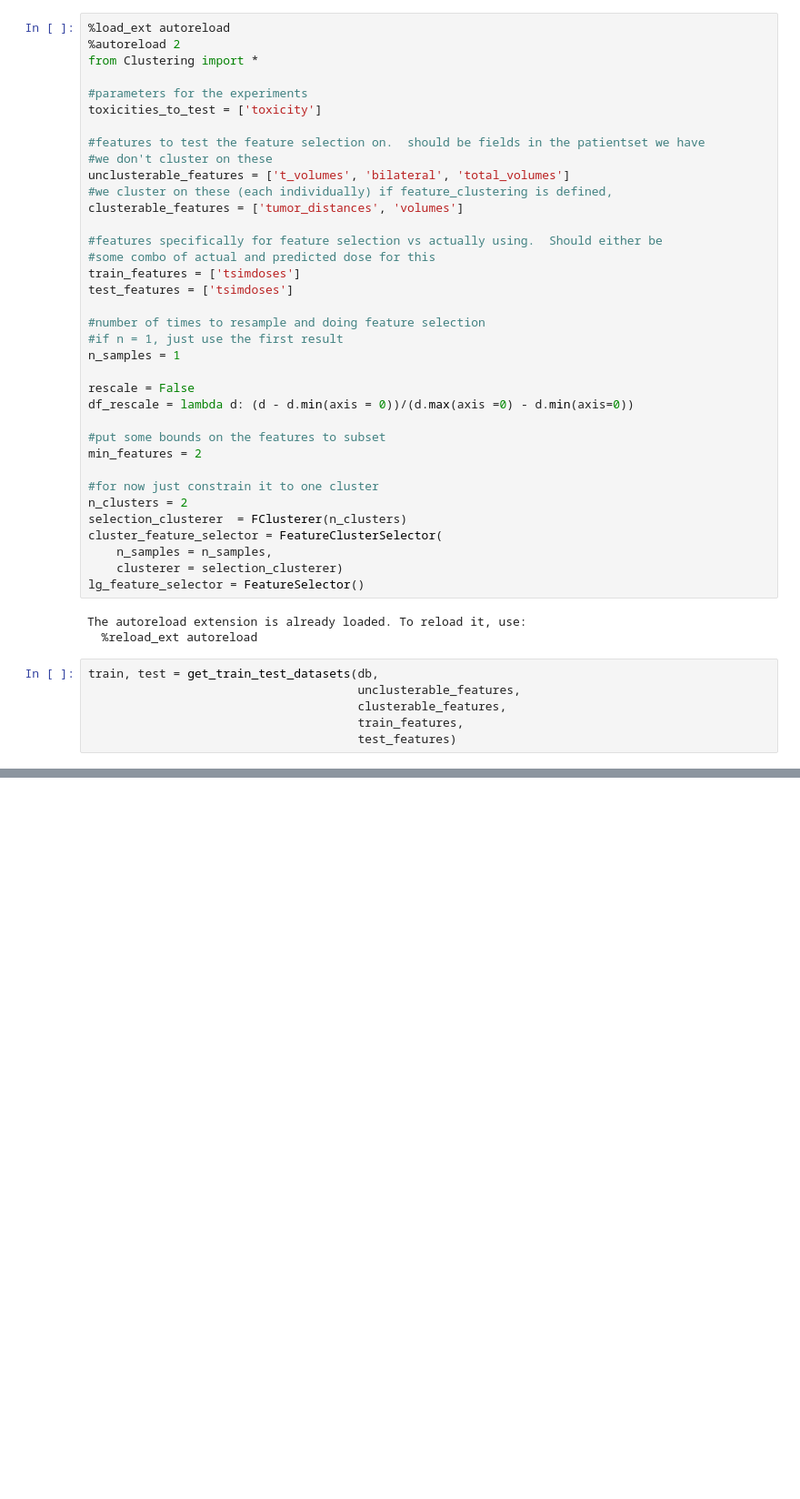
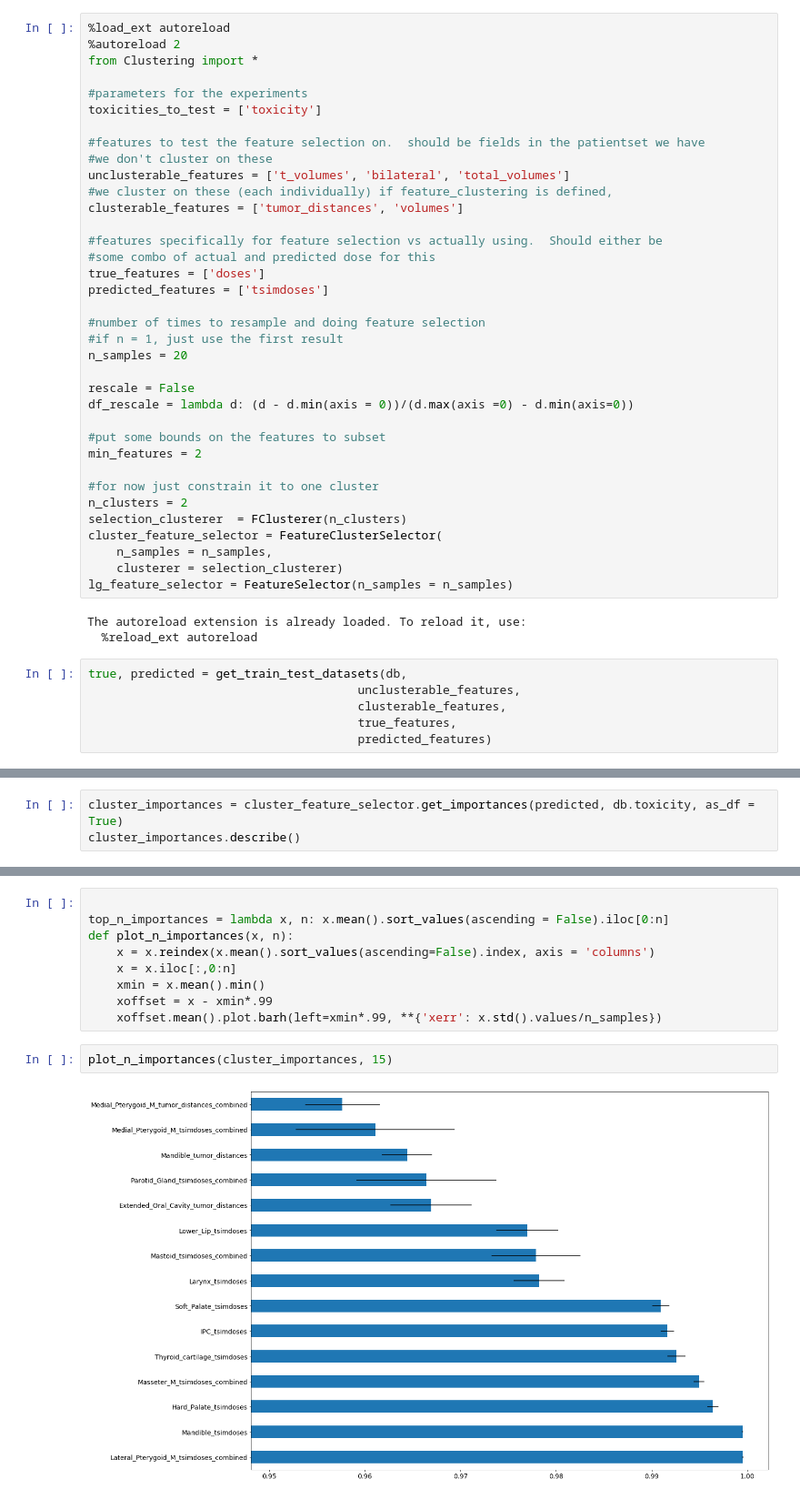
Before and after one commit to uic-evl/CAMP-RT, a Jupyter notebook: PYTHON/SensitivityAnalysis.ipynb, the cells around one changed output, grey strips where cells are left out. Shown: that part at 91% size. Cells and saved outputs as stored; diff of their text form; blank space fills up the shorter version.

Commit message:
progress on analysis and need to fix clustering still

```diff
--- a/PYTHON/SensitivityAnalysis.ipynb
+++ b/PYTHON/SensitivityAnalysis.ipynb
@@ -60,12 +73,12 @@ clusterable_features = ['tumor_distances', 'volumes']
 
 #features specifically for feature selection vs actually using.  Should either be
 #some combo of actual and predicted dose for this
-train_features = ['tsimdoses']
-test_features = ['tsimdoses']
+true_features = ['doses']
+predicted_features = ['tsimdoses']
 
 #number of times to resample and doing feature selection
 #if n = 1, just use the first result
-n_samples = 1
+n_samples = 20
 
 rescale = False
 df_rescale = lambda d: (d - d.min(axis = 0))/(d.max(axis =0) - d.min(axis=0))
@@ -79,13 +92,13 @@ selection_clusterer  = FClusterer(n_clusters)
 cluster_feature_selector = FeatureClusterSelector(
     n_samples = n_samples,
     clusterer = selection_clusterer)
-lg_feature_selector = FeatureSelector()
+lg_feature_selector = FeatureSelector(n_samples = n_samples)
 # %% [output]
 The autoreload extension is already loaded. To reload it, use:
   %reload_ext autoreload
 # %%
-train, test = get_train_test_datasets(db,
+true, predicted = get_train_test_datasets(db,
                                       unclusterable_features,
                                       clusterable_features,
-                                      train_features,
-                                      test_features)
+                                      true_features,
+                                      predicted_features)
@@ -111,0 +105,3 @@ array([-6.84424679e-01, -2.63033305e-01, -8.28377745e-03, -5.94999771e-03,
+# %%
+cluster_importances = cluster_feature_selector.get_importances(predicted, db.toxicity, as_df = True)
+cluster_importances.describe()
@@ -111,0 +127,13 @@ array([-6.84424679e-01, -2.63033305e-01, -8.28377745e-03, -5.94999771e-03,
+# %%
+
+top_n_importances = lambda x, n: x.mean().sort_values(ascending = False).iloc[0:n]
+def plot_n_importances(x, n):
+    x = x.reindex(x.mean().sort_values(ascending=False).index, axis = 'columns')
+    x = x.iloc[:,0:n]
+    xmin = x.mean().min()
+    xoffset = x - xmin*.99
+    xoffset.mean().plot.barh(left=xmin*.99, **{'xerr': x.std().values/n_samples})
+# %%
+plot_n_importances(cluster_importances, 15)
+# %% [output]
+[figure, added]
```
Also changed, not shown: parts of 7 cells of this notebook, 3 other files.
